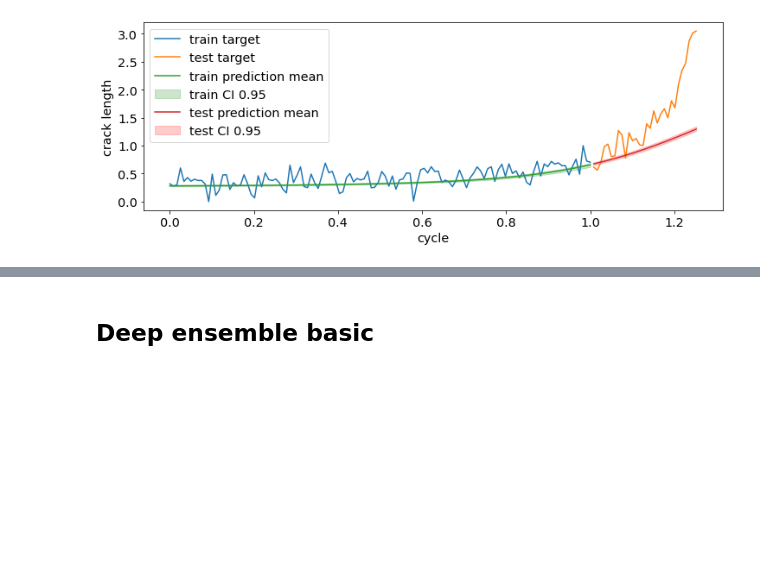
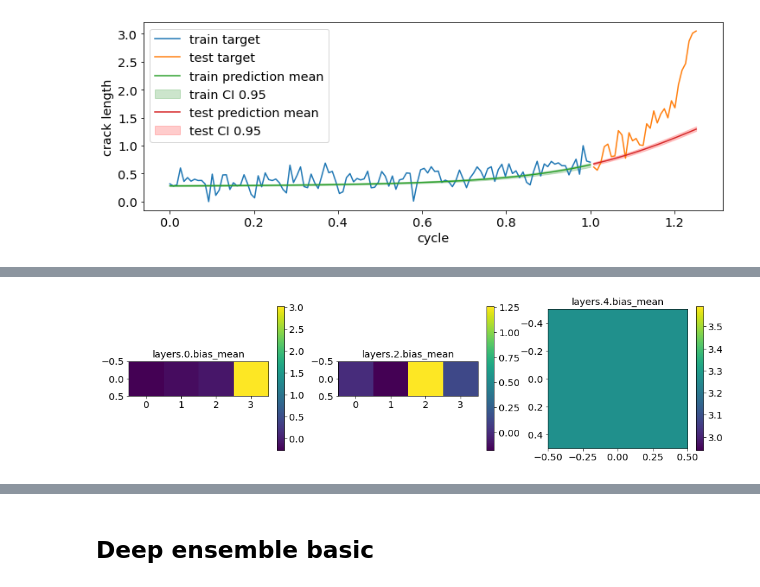
Before and after one commit to phanav/probabilistic-physics-satie, a Jupyter notebook: src/physics-inform-v2.ipynb, the cells around one changed output, grey strips where cells are left out. Saved outputs shown, nothing was run; the diff lists cells and outputs as text; code cells hidden in the pictures; blank space fills up the shorter version.

```diff
--- a/src/physics-inform-v2.ipynb
+++ b/src/physics-inform-v2.ipynb
@@ -2513,0 +2679,4 @@ Line #      Hits         Time  Per Hit   % Time  Line Contents
+# %%
+fig = plot_model_parameter(loaded_model, "bias_mean")
+# %% [output]
+[figure, added]
```
Also changed, not shown: parts of 29 cells of this notebook.
